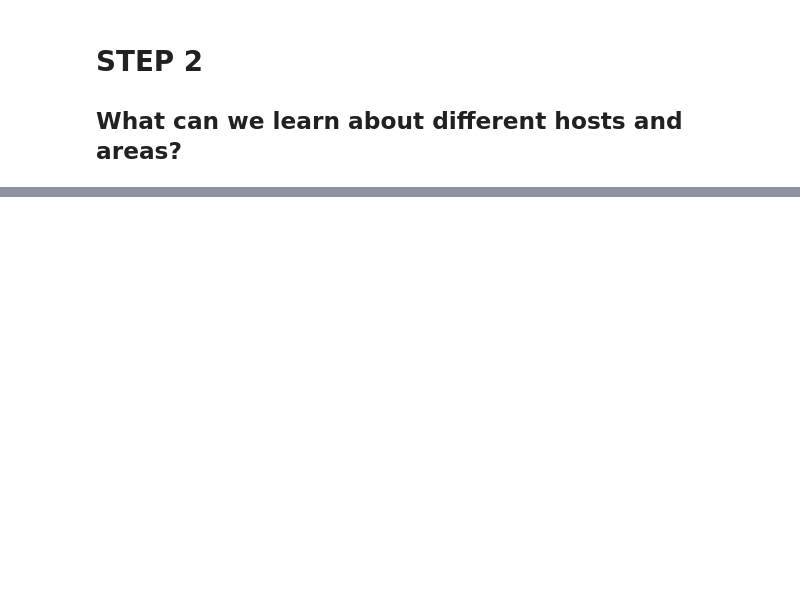
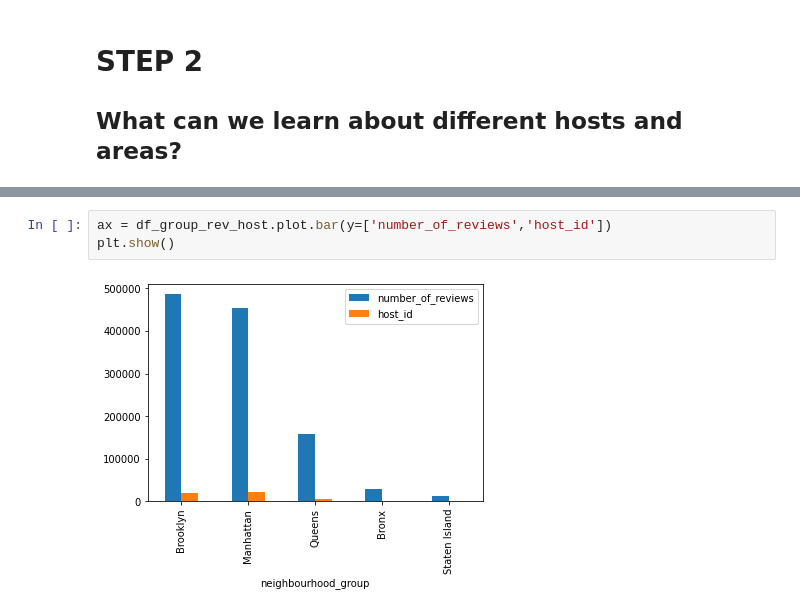
Before and after one commit to sgso-free/airbnb-project, a Jupyter notebook: src/explore.ipynb, the cells around one changed output, grey strips where cells are left out. Saved outputs shown, nothing was run; the diff lists cells and outputs as text; blank space fills up the shorter version.

```diff
--- a/src/explore.ipynb
+++ b/src/explore.ipynb
@@ -141,0 +211,5 @@ df.groupby(['neighbourhood'])['number_of_reviews','neighbourhood','host_id'].agg
+# %%
+ax = df_group_rev_host.plot.bar(y=['number_of_reviews','host_id'])
+plt.show()
+# %% [output]
+[figure, added]
```
Also changed, not shown: parts of 49 cells of this notebook, 1 other file.
